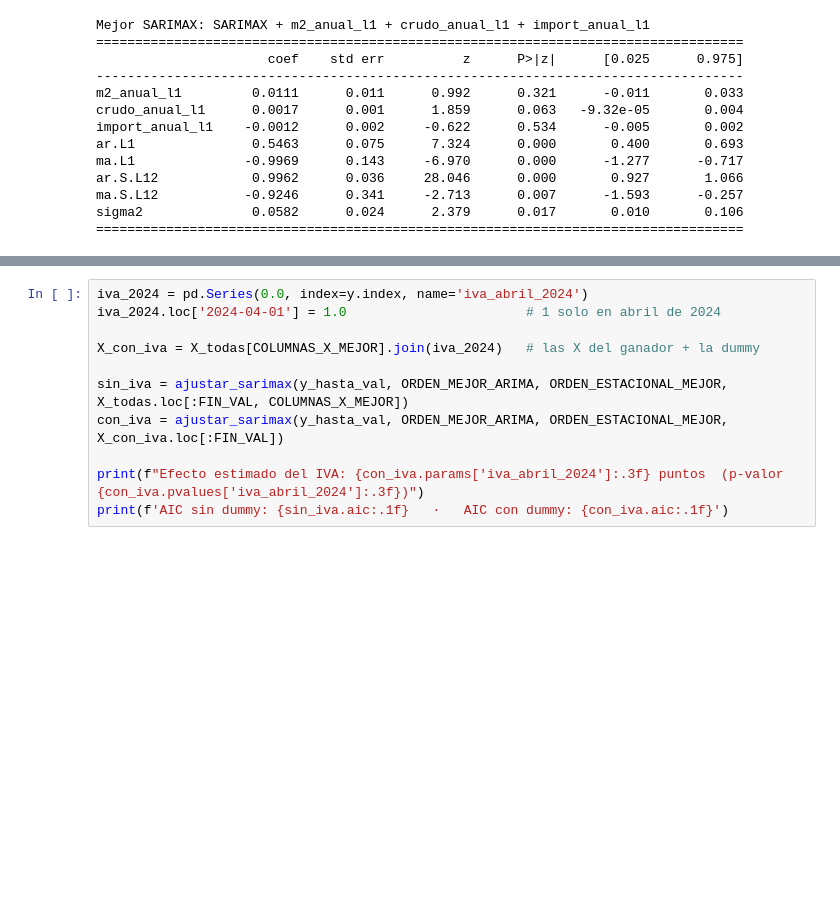
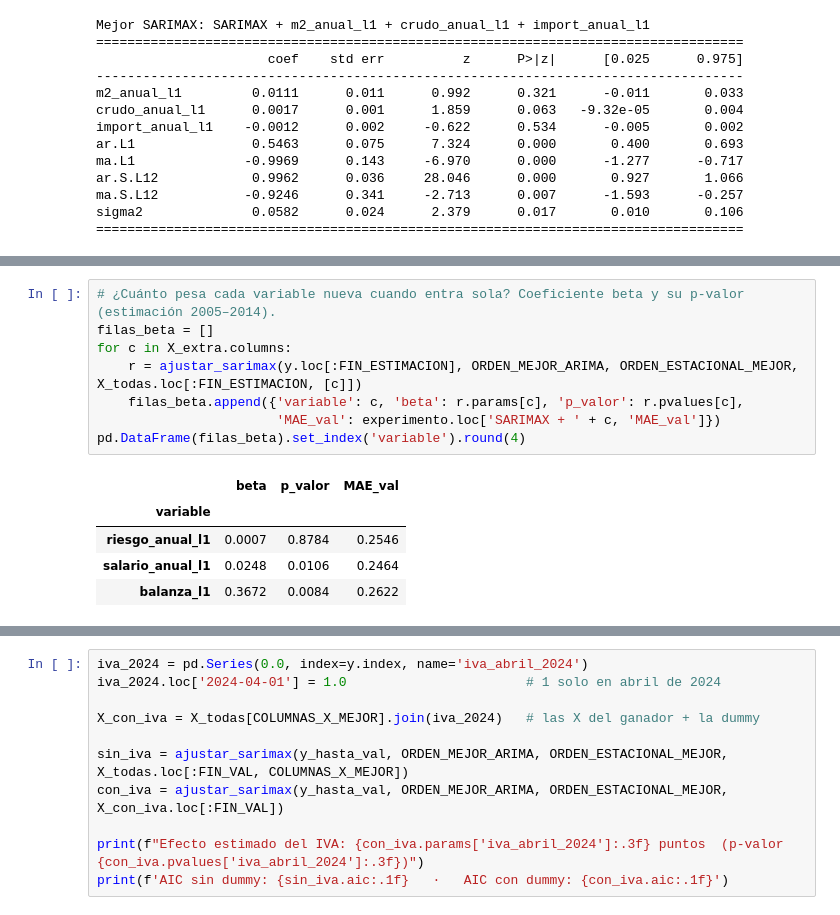
Before and after one commit to jonarosero/modulo5_econometria_forecasting_ia, a Jupyter notebook: notebooks/03_Dia3_ARIMA_SARIMA.ipynb, the cells around one changed output, grey strips where cells are left out. Drawn from its saved outputs; the diff is of its cells as text; blank space fills up the shorter version.

```diff
--- a/notebooks/03_Dia3_ARIMA_SARIMA.ipynb
+++ b/notebooks/03_Dia3_ARIMA_SARIMA.ipynb
@@ -703,0 +769,14 @@ El Día 1 vimos que abril de 2024 tuvo un residuo grande por el aumento del IVA
+# %%
+# ¿Cuánto pesa cada variable nueva cuando entra sola? Coeficiente beta y su p-valor (estimación 2005–2014).
+filas_beta = []
+for c in X_extra.columns:
+    r = ajustar_sarimax(y.loc[:FIN_ESTIMACION], ORDEN_MEJOR_ARIMA, ORDEN_ESTACIONAL_MEJOR, X_todas.loc[:FIN_ESTIMACION, [c]])
+    filas_beta.append({'variable': c, 'beta': r.params[c], 'p_valor': r.pvalues[c],
+                       'MAE_val': experimento.loc['SARIMAX + ' + c, 'MAE_val']})
+pd.DataFrame(filas_beta).set_index('variable').round(4)
+# %% [output]
+|  | beta | p_valor | MAE_val |
+| variable |  |  |  |
+| riesgo_anual_l1 | 0.0007 | 0.8784 | 0.2546 |
+| salario_anual_l1 | 0.0248 | 0.0106 | 0.2464 |
+| balanza_l1 | 0.3672 | 0.0084 | 0.2622 |
```
Also changed, not shown: parts of 10 cells of this notebook, 3 other files.
